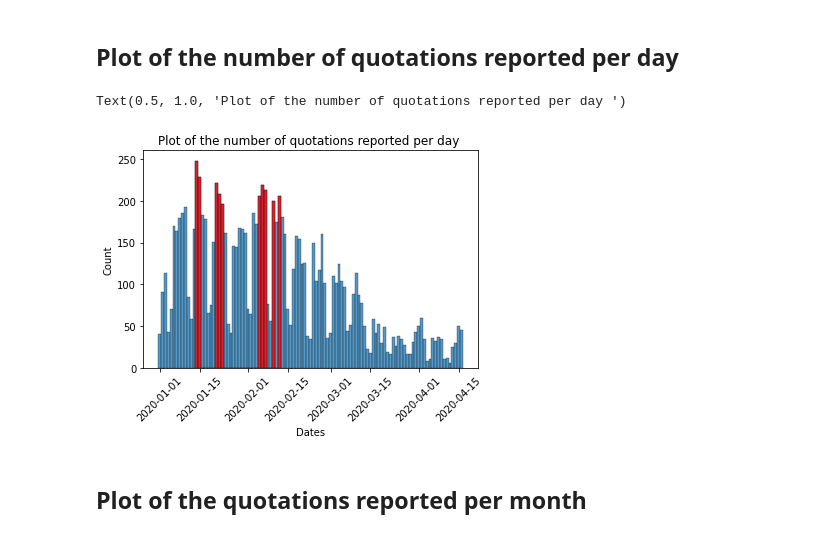
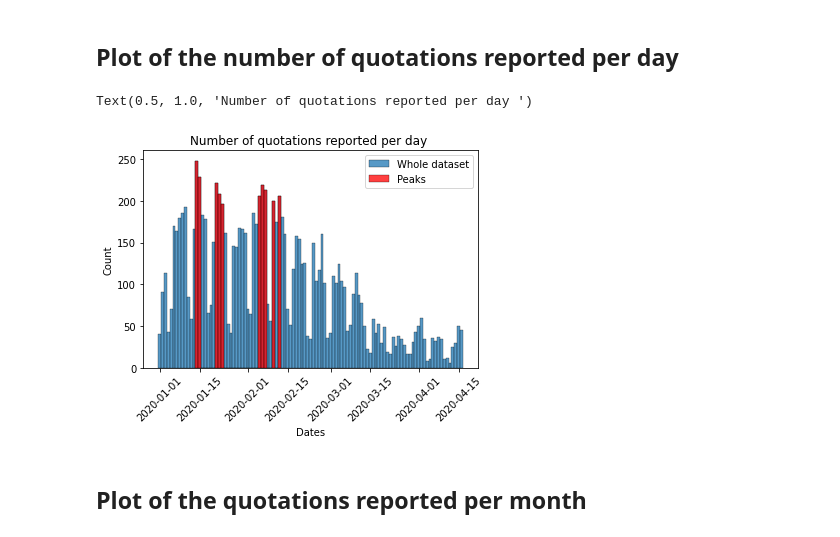
Before and after one commit to epfl-ada/ada-2021-project-flagada, a Jupyter notebook: proof_of_concept.ipynb, the cells around one changed output. Saved outputs shown, nothing was run; the diff lists cells and outputs as text; code cells hidden in the pictures.

```diff
--- a/proof_of_concept.ipynb
+++ b/proof_of_concept.ipynb
@@ -68,15 +69,16 @@ quotations_peak  = quotes_2020[quotes_2020['date'].astype(str).apply(lambda x: x
 # %% [markdown]
 ## Plot of the number of quotations reported per day
 # %%
-sns.histplot(quotes_2020['date'], bins = len(quotes_date_occurence))
-sns.histplot(quotations_peak['date'], color = 'red')
+sns.histplot(quotes_2020['date'], bins = len(quotes_date_occurence), label = "Whole dataset")
+sns.histplot(quotations_peak['date'], color = 'red', label = "Peaks")
 plt.xticks(rotation= 45 )
 plt.xlabel('Dates')
 plt.ylabel('Count')
-plt.title('Plot of the number of quotations reported per day ', )
+plt.legend()
+plt.title('Number of quotations reported per day ')
 # %% [output]
-Text(0.5, 1.0, 'Plot of the number of quotations reported per day ')
+Text(0.5, 1.0, 'Number of quotations reported per day ')
-[figure, old version]
+[figure, new version]
 # %% [markdown]
 ## Plot of the quotations reported per month
 # %%
```
Also changed, not shown: parts of 2 cells of this notebook, 1 other file.
